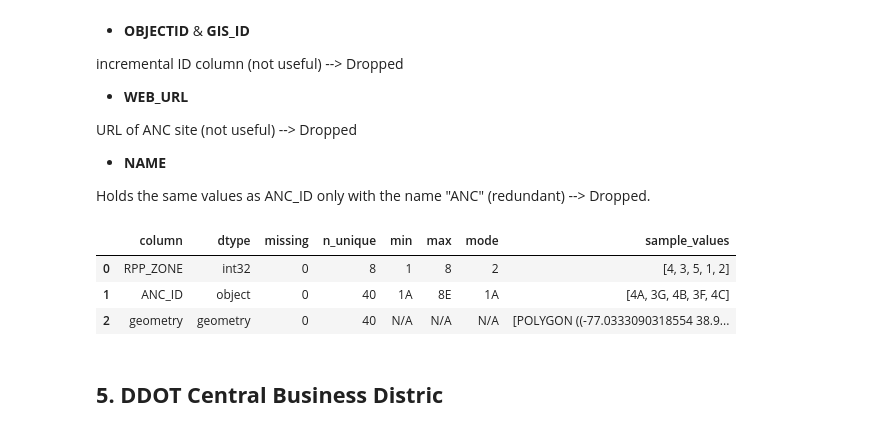
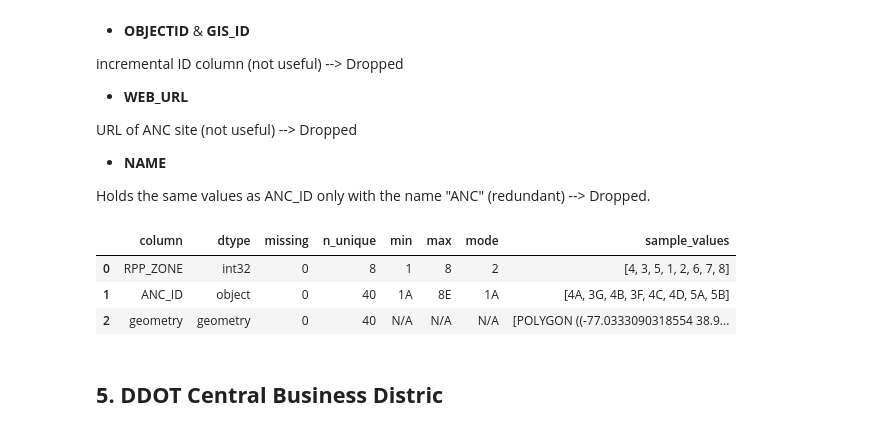
Before and after one commit to reham-shaban/DM-homework, a Jupyter notebook: Data_Mining_Homework.ipynb, the cells around one changed output. Drawn from its saved outputs; the diff is of its cells as text; code cells hidden in the pictures.

```diff
--- a/Data_Mining_Homework.ipynb
+++ b/Data_Mining_Homework.ipynb
@@ -68,7 +36,7 @@ import plotly.io as pio
 ## Setup Data Paths
 # %%
 # Define base data path
-DATA_PATH = "drive/My Drive/DC_Bikers_Diary_Homework/Data"
+DATA_PATH = "data/"
 
 # CSV Files
 stations_file = os.path.join(DATA_PATH, "stations.csv")
@@ -84,6 +52,9 @@ DDOT_central_business_district_file = os.path.join(DATA_PATH, "DDOT_central_busi
 # Parquet Files
 daily_rent_file = os.path.join(DATA_PATH, "daily-rent.parquet")
 daily_rent_sampled_file = os.path.join(DATA_PATH, "daily-rent-sampled.parquet")
+
+# Washington DC Boundary
+dc_bounds_file = os.path.join(DATA_PATH, "Washington_DC_Boundary.geojson")
 # %% [markdown]
 ## Load Data
 # %%
@@ -1211,12 +1287,12 @@ columns_to_drop = [
 ]
 residential_and_visitor_parking_zones_gdf.drop(columns=columns_to_drop, inplace=True)
 # %%
-summary_df = summarize_dataframe(residential_and_visitor_parking_zones_gdf)
+summary_df = summarize_dataframe(residential_and_visitor_parking_zones_gdf,8)
 display(summary_df)
 # %% [output]
 |  | column | dtype | missing | n_unique | min | max | mode | sample_values |
-| 0 | RPP_ZONE | int32 | 0 | 8 | 1 | 8 | 2 | [4, 3, 5, 1, 2] |
-| 1 | ANC_ID | object | 0 | 40 | 1A | 8E | 1A | [4A, 3G, 4B, 3F, 4C] |
+| 0 | RPP_ZONE | int32 | 0 | 8 | 1 | 8 | 2 | [4, 3, 5, 1, 2, 6, 7, 8] |
+| 1 | ANC_ID | object | 0 | 40 | 1A | 8E | 1A | [4A, 3G, 4B, 3F, 4C, 4D, 5A, 5B] |
 | 2 | geometry | geometry | 0 | 40 | N/A | N/A | N/A | [POLYGON ((-77.0333090318554 38.9... |
 # %% [markdown]
 ## **5. DDOT Central Business Distric**
```
Also changed, not shown: parts of 89 cells of this notebook.
